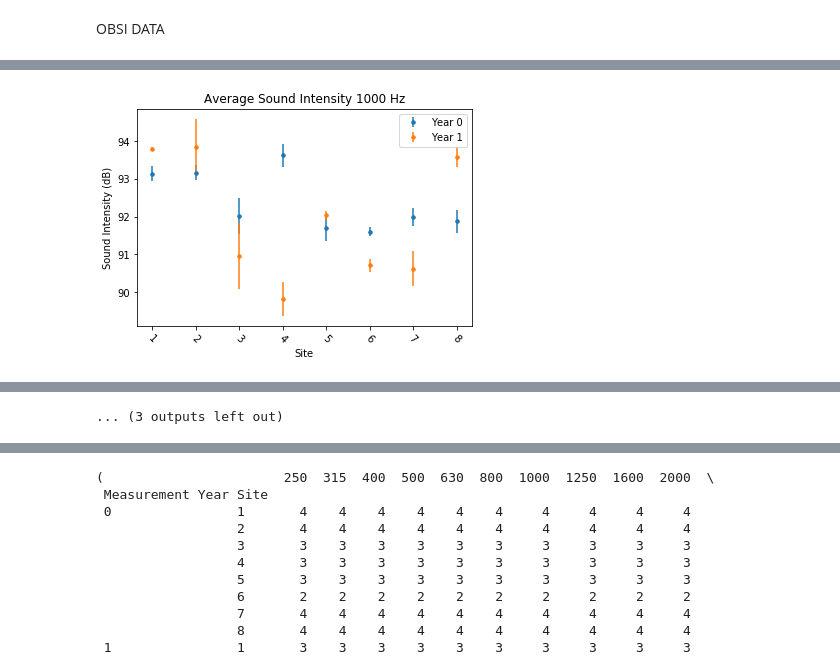
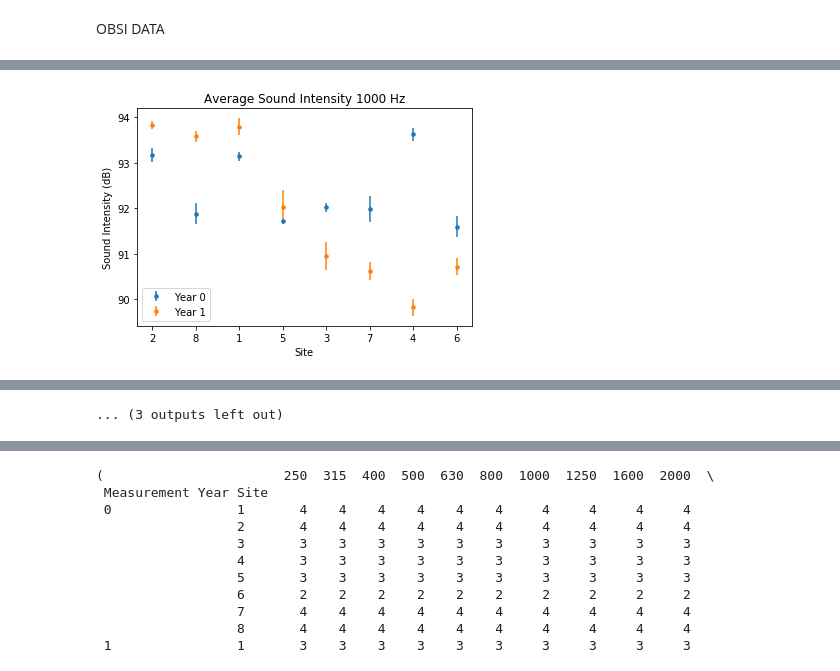
Before and after one commit to VolpeUSDOT/NPS_Quiet_Pavement, a Jupyter notebook: dataprep/Initial EDA Exploratory.ipynb, the cells around one changed output, grey strips where cells are left out. Drawn from its saved outputs; the diff is of its cells as text; code cells hidden in the pictures.

```diff
--- a/dataprep/Initial EDA Exploratory.ipynb
+++ b/dataprep/Initial EDA Exploratory.ipynb
@@ -51,3 +64,9 @@ OBSI["Pavement Type"]=[pavement_type[s] for s in OBSI["Site"]]
+# %%
+#Group data by year, site, pavement type, and replicates
+OBSI_grouped = OBSI.set_index(["Measurement Year", "Site", "Pavement Type","Replicates", "Macro Pavement Type"])
+OBSI_grouped= OBSI_grouped.swaplevel("Pavement Type", "Site") # Use this to swap levels
+OBSI_grouped.sort_index(inplace=True)
+OBSI_grouped = OBSI_grouped.astype(float)
 # %%
 # Plot data by site and sound intensity. Each figure is a different frequency
 # Last column describes pavement treatment type
@@ -77,9 +126,3 @@ for freq in OBSI.columns[3:(len(OBSI.columns)-1)]:
-# %%
-#Group data by year, site, pavement type, and replicates
-OBSI_grouped = OBSI.set_index(["Measurement Year", "Site", "Pavement Type","Replicates"])
-OBSI_grouped= OBSI_grouped.swaplevel("Pavement Type", "Site") # Use this to swap levels
-OBSI_grouped.sort_index(inplace=True)
-OBSI_grouped = OBSI_grouped.astype(float)
 # %%
 # OBSI # Uncomment to see entire data frame
 # %%
@@ -89,13 +132,17 @@ OBSI_yearly_sem = OBSI_grouped.groupby(level = [0,1]).sem()
 #Plot data by site and sound intensity averaged and separated by year
 for freq in OBSI_mean_by_site.columns:
     plt.figure()
+
     plt.errorbar(OBSI_mean_by_site.loc[0].index,OBSI_mean_by_site.loc[0][freq],
-                OBSI_yearly_sem.loc[0][250], ls = "None",marker = ".", ms= 12, label = "Year 0")
+                OBSI_yearly_sem.loc[0][freq], ls = "None",marker = ".", ms= 12, label = "Year 0")
+
     plt.errorbar(OBSI_mean_by_site.loc[1].index,OBSI_mean_by_site.loc[1][freq],
-                OBSI_yearly_sem.loc[1][250], ls = "None",marker = ".", ms = 12, label = "Year 1")
+                OBSI_yearly_sem.loc[1][freq], ls = "None",marker = ".", ms = 12, label = "Year 1")
+
     plt.legend()
     plt.xlabel("Site")
     plt.ylabel("Sound Intensity (dB)")
+    plt.xticks(rotation = 10)
     plt.ylim(58,105)
     plt.title("Average Sound Intensity "+ str(freq) + " Hz")
 # %% [output]
@@ -115,23 +162,33 @@ for freq in OBSI_mean_by_site.columns:
 # %%
 # Mean grouped by year and pavement type
 
-# TODO: Organize by treatment type in pairs
-# TODO: Look at larger groupings as well, by year and chip vs microsurface
+# 2, 8: 1/4 inch chip seal
+# 1, 5: 3/4 inch chip seal
+# 3, 7: Type II Microsurfacing
+# 4, 6: Type III Microsurfacing
 
-OBSI_mean_by_pavement = OBSI_grouped.groupby(level = [0,2]).mean()
-OBSI_sem_by_pavement = OBSI_grouped.groupby(level = [0,2]).sem()
+#Take grouped means across replicates and macro pavement type
+#Year, pavement type, and site presevered
+OBSI_mean_by_pavement = OBSI_grouped.groupby(level = [0,1,2]).mean()
+OBSI_sem_by_pavement = OBSI_grouped.groupby(level = [0,1,2]).sem()
+
+#Get dataframes of each year
+year0_mean = OBSI_mean_by_pavement.loc[(0)]
+year1_mean = OBSI_mean_by_pavement.loc[(1)]
 
 #PLOT
 for freq in OBSI_mean_by_pavement.columns:
     plt.figure()
-    plt.errorbar(OBSI_mean_by_pavement.loc[0].index,OBSI_mean_by_pavement.loc[0][freq],
-                OBSI_sem_by_pavement.loc[0][250], ls = "None",marker = ".", ms= 7, label = "Year 0")
-    plt.errorbar(OBSI_mean_by_pavement.loc[1].index,OBSI_mean_by_pavement.loc[1][freq],
-                OBSI_sem_by_pavement.loc[1][250], ls = "None",marker = ".", ms = 7, label = "Year 1")
+
+    plt.errorbar(year0_mean.index.get_level_values(1) ,year0_mean[freq],
+                OBSI_sem_by_pavement.loc[0][freq], ls = "None",marker = ".", ms= 7, label = "Year 0")
+
+    plt.errorbar(year1_mean.index.get_level_values(1),year1_mean[freq],
+                OBSI_sem_by_pavement.loc[1][freq], ls = "None",marker = ".", ms = 7, label = "Year 1")
+
     plt.legend()
     plt.xlabel("Site")
     plt.ylabel("Sound Intensity (dB)")
-    plt.xticks(rotation=-45)
 #     plt.ylim(58,105)
     plt.title("Average Sound Intensity "+ str(freq) + " Hz")
 # %% [output]
@@ -144 +201 @@ for freq in OBSI_mean_by_pavement.columns:
-[figure, old version]
+[figure, new version]
```
Also changed, not shown: parts of 7 cells of this notebook.
